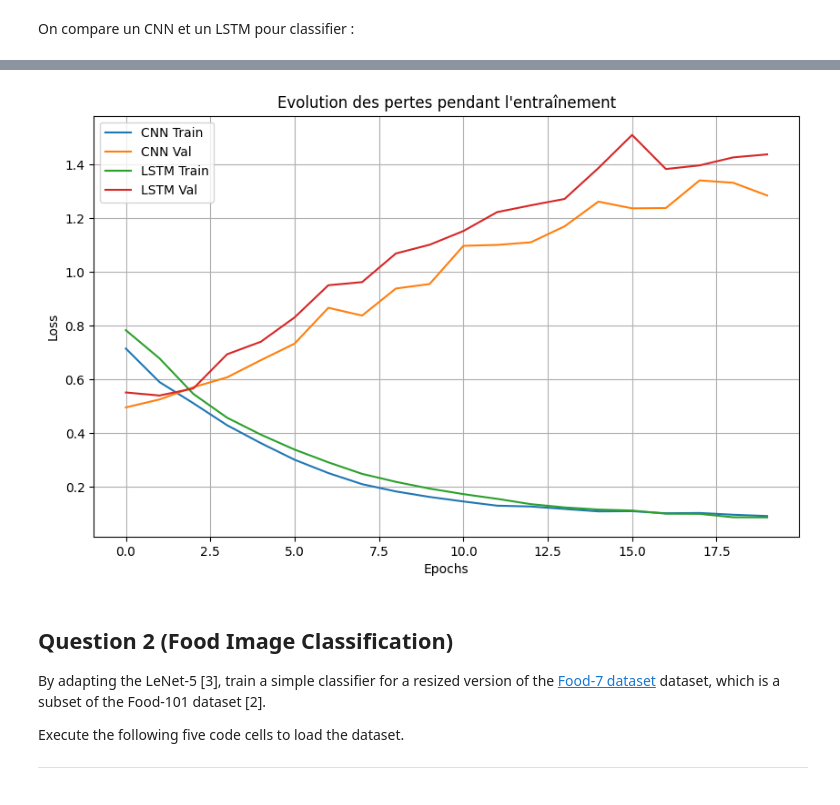
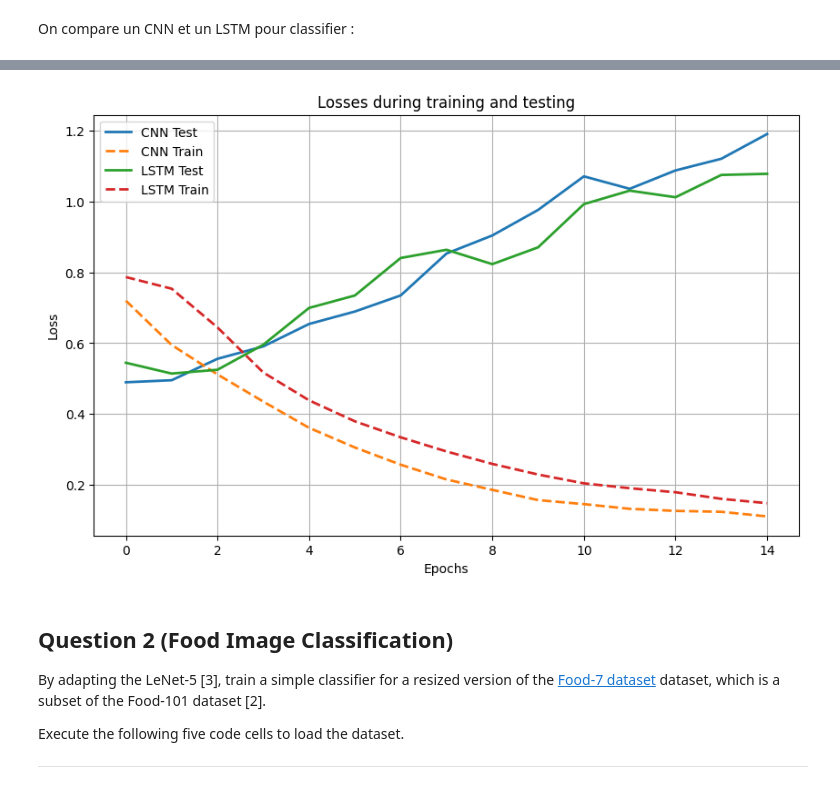
Before and after one commit to bastiendelmare2/KillianCOMBY_BastienDELMARE_report2., a Jupyter notebook: [Replace_this_part_with_your_names]_deep_learning_report_2024.ipynb, the cells around one changed output, grey strips where cells are left out. Cells and saved outputs as stored; diff of their text form; code cells hidden in the pictures.

```diff
--- a/[Replace_this_part_with_your_names]_deep_learning_report_2024.ipynb
+++ b/[Replace_this_part_with_your_names]_deep_learning_report_2024.ipynb
@@ -202,20 +202,26 @@ class CustomCNN(nn.Module):
         dropped = self.dropout(concatenated)
         return self.fc(dropped)
 
-def train_and_plot(train_loader, valid_loader, device, n_epochs=20):
+def train_and_plot_with_test(train_loader, test_loader, device, n_epochs=15):
     models = {
-        'CNN': CustomCNN(vocab_size=len(train_loader.dataset.word2idx),
-                        embedding_dim=100,
-                        n_filters=100,
-                        n_classes=len(train_loader.dataset.label2idx)),
-        'LSTM': CustomLSTM(vocab_size=len(train_loader.dataset.word2idx),
-                          embedding_dim=100,
-                          hidden_dim=256,
-                          n_classes=len(train_loader.dataset.label2idx))
+        'CNN': CustomCNN(
+            vocab_size=len(train_loader.dataset.word2idx),
+            embedding_dim=100,
+            n_filters=100,
+            n_classes=len(train_loader.dataset.label2idx),
+            dropout=0.5
+        ),
+        'LSTM': CustomLSTM(
+            vocab_size=len(train_loader.dataset.word2idx),
+            embedding_dim=100,
+            hidden_dim=256,
+            n_classes=len(train_loader.dataset.label2idx),
+            dropout=0.5
+        )
     }
 
     # Dictionnaires pour stocker les historiques
-    histories = {name: {'train_loss': [], 'val_loss': []} for name in models.keys()}
+    histories = {name: {'train_loss': [], 'test_loss': []} for name in models.keys()}
 
     for name, model in models.items():
         print(f"\nEntraînement du modèle {name}")
@@ -227,7 +233,7 @@ def train_and_plot(train_loader, valid_loader, device, n_epochs=20):
             # Entraînement
             model.train()
             train_loss = 0
-            for batch_idx, (text, labels) in enumerate(train_loader):
+            for text, labels in train_loader:
                 text, labels = text.to(device), labels.to(device)
                 optimizer.zero_grad()
                 predictions = model(text)
@@ -238,56 +244,58 @@ def train_and_plot(train_loader, valid_loader, device, n_epochs=20):
 
             train_loss = train_loss / len(train_loader)
 
-            # Validation
+            # Test
             model.eval()
-            valid_loss = 0
+            test_loss = 0
             with torch.no_grad():
-                for text, labels in valid_loader:
+                for text, labels in test_loader:
                     text, labels = text.to(device), labels.to(device)
                     predictions = model(text)
                     loss = criterion(predictions, labels)
-                    valid_loss += loss.item()
+                    test_loss += loss.item()
 
-            valid_loss = valid_loss / len(valid_loader)
+            test_loss = test_loss / len(test_loader)
 
             # Enregistrement des pertes
             histories[name]['train_loss'].append(train_loss)
-            histories[name]['val_loss'].append(valid_loss)
+            histories[name]['test_loss'].append(test_loss)
 
             if (epoch + 1) % 5 == 0:
                 print(f'Epoch {epoch+1}/{n_epochs}:')
-                print(f'Train Loss: {train_loss:.4f}, Val Loss: {valid_loss:.4f}')
+                print(f'Train Loss: {train_loss:.4f}, Test Loss: {test_loss:.4f}')
 
     # Création du graphique
     plt.figure(figsize=(10, 6))
     for name in models.keys():
-        plt.plot(histories[name]['train_loss'], label=f'{name} Train')
-        plt.plot(histories[name]['val_loss'], label=f'{name} Val')
+        plt.plot(histories[name]['test_loss'], label=f'{name} Test', linestyle='-', linewidth=2)
+        plt.plot(histories[name]['train_loss'], label=f'{name} Train', linestyle='--', linewidth=2)
 
-    plt.title('Evolution des pertes pendant l\'entraînement')
+    plt.title('Losses during training and testing')
     plt.xlabel('Epochs')
     plt.ylabel('Loss')
     plt.legend()
     plt.grid(True)
     return plt.gcf()
 
-def main():
-    train_data, valid_data, _ = load_dataset()
+
+def main_with_test():
+    train_data, _, test_data = load_dataset()
 
     train_dataset = ConllDataset(train_data, max_len=50)
-    valid_dataset = ConllDataset(valid_data, max_len=50)
+    test_dataset = ConllDataset(test_data, max_len=50)
 
     train_loader = DataLoader(train_dataset, batch_size=64, shuffle=True)
-    valid_loader = DataLoader(valid_dataset, batch_size=64)
+    test_loader = DataLoader(test_dataset, batch_size=64)
 
     device = torch.device('cuda' if torch.cuda.is_available() else 'cpu')
 
     # Entraînement et création du graphique
-    plt_figure = train_and_plot(train_loader, valid_loader, device, n_epochs=20)
+    plt_figure = train_and_plot_with_test(train_loader, test_loader, device, n_epochs=15)
 
     return plt_figure
 
+
 if __name__ == '__main__':
-    main()
+    main_with_test()
 # %% [output]
 Entraînement du modèle CNN
@@ -312,4 +316,4 @@ Train Loss: 0.0871, Val Loss: 1.4381
-[figure, old version]
+[figure, new version]
 # %% [markdown]
 ## Question 2 (Food Image Classification)
 
```
Also changed, not shown: parts of 3 cells of this notebook.
